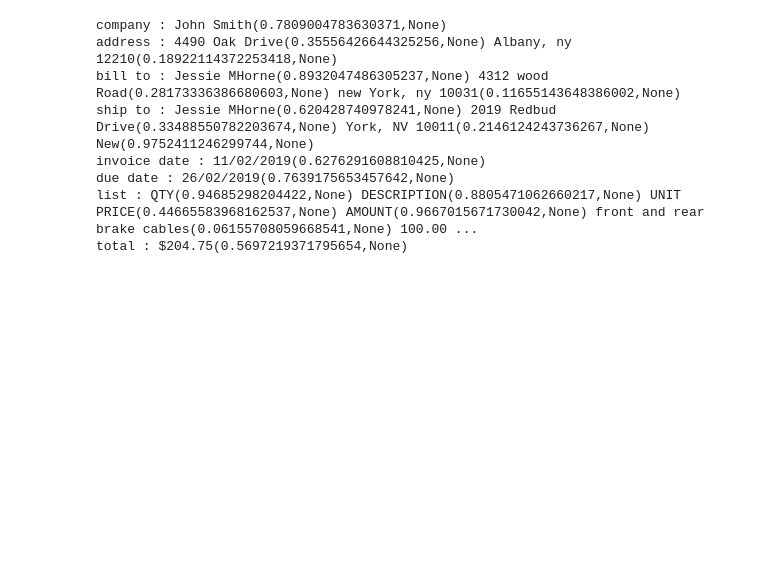
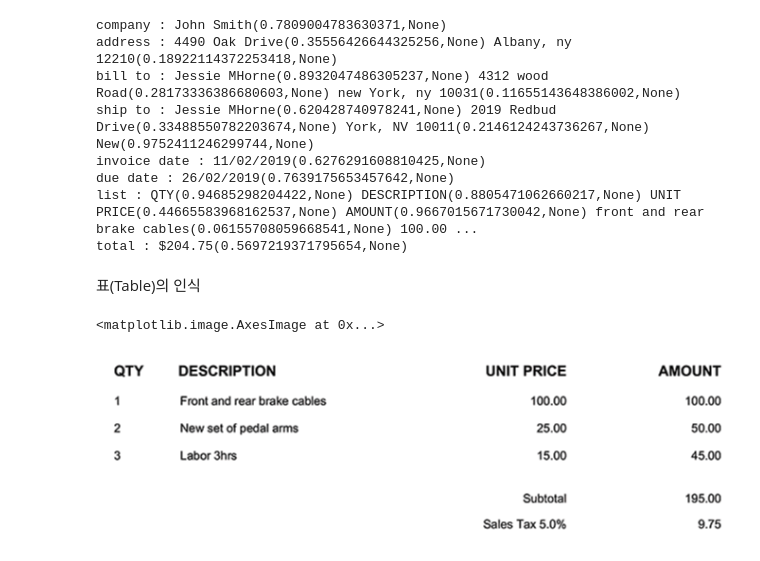
Before and after one commit to dolmani38/OCR, a Jupyter notebook: Untitled18.ipynb, the cells around one changed output. Cells and saved outputs as stored; diff of their text form; code cells hidden in the pictures; blank space fills up the shorter version.

```diff
--- a/Untitled18.ipynb
+++ b/Untitled18.ipynb
@@ -457,3 +457,27 @@ invoice date : 11/02/2019(0.6276291608810425,None)
 due date : 26/02/2019(0.7639175653457642,None)
 list : QTY(0.94685298204422,None) DESCRIPTION(0.8805471062660217,None) UNIT PRICE(0.44665583968162537,None) AMOUNT(0.9667015671730042,None) front and rear brake cables(0.06155708059668541,None) 100.00 ...
 total : $204.75(0.5697219371795654,None)
+# %% [markdown]
+표(Table)의 인식
+# %%
+im_path = 'list.png'
+
+dpi = mpl.rcParams['figure.dpi']
+im_data = plt.imread(im_path)
+height, width, depth = im_data.shape
+
+# What size does the figure need to be in inches to fit the image?
+figsize = width / float(dpi), height / float(dpi)
+
+# Create a figure of the right size with one axes that takes up the full figure
+fig = plt.figure(figsize=figsize)
+ax = fig.add_axes([0, 0, 1, 1])
+
+# Hide spines, ticks, etc.
+ax.axis('off')
+
+# Display the image.
+ax.imshow(im_data, cmap='gray')
+# %% [output]
+<matplotlib.image.AxesImage at 0x...>
+[figure, added]
```
Also changed, not shown: parts of 7 cells of this notebook.
